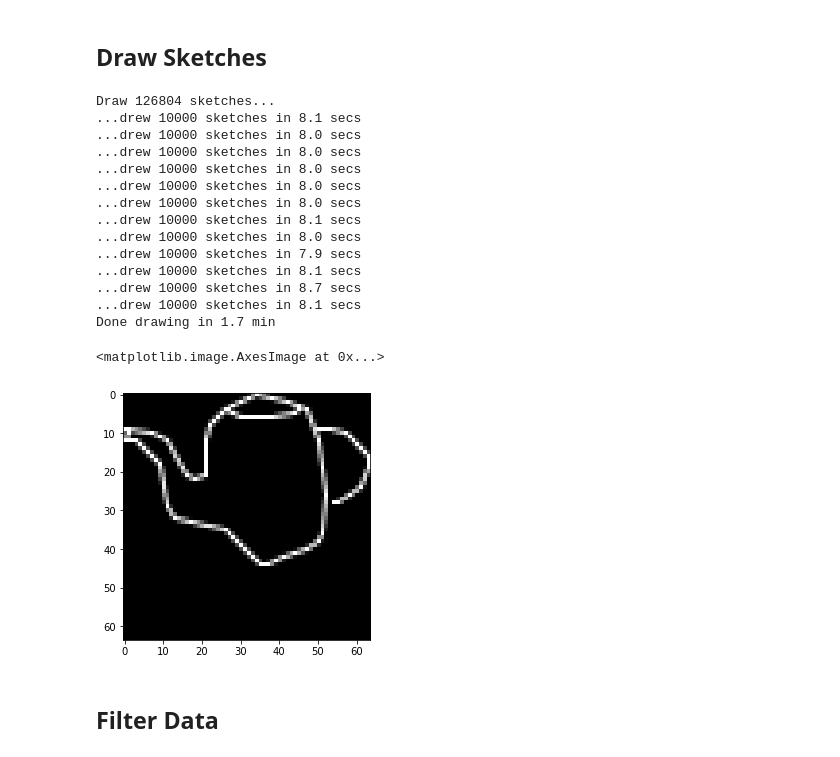
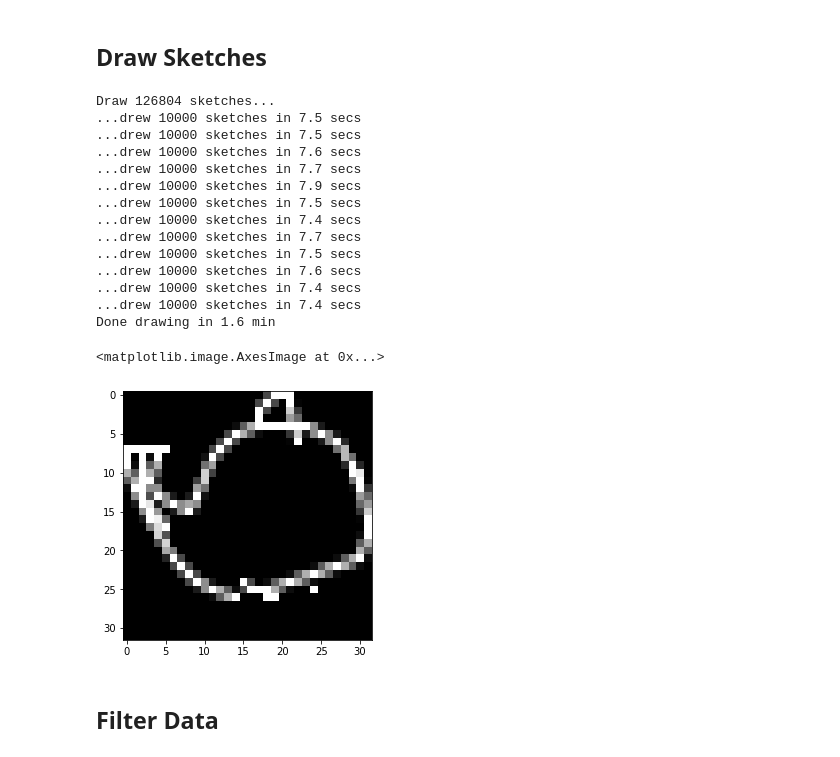
Before and after one commit to flekschas/piling.js, a Jupyter notebook: examples/google-quickdraw-embedding.ipynb, the cells around one changed output. Saved outputs shown, nothing was run; the diff lists cells and outputs as text; code cells hidden in the pictures.

```diff
--- a/examples/google-quickdraw-embedding.ipynb
+++ b/examples/google-quickdraw-embedding.ipynb
@@ -7,7 +10,7 @@
 # %%
 data_dir = 'data'
 name = 'teapot'
-out_size = 64
+out_size = 32
 umap_neighborhood = 0.0002 # half-promille
 num_stroke_percentile_cutoff = [1.5, 98.5]
 stroke_len_percentile_cutoff = [1.5, 98.5]
@@ -47,33 +50,33 @@ for s, sketch in enumerate(data):
                 min(out_max, round(ys[k] * scaling)),
                 min(out_max, round(xs[k] * scaling))
             ) # i0, j0, i1, j1
-            sketches[s][i,j] += val
+            sketches[s,i,j] += val
 
 print(f'Done drawing in {((time.time() - t0) / 60):.1f} min')
 
 sketches_flat = np.clip(sketches.reshape((sketches.shape[0], -1)), 0, 1)
 # %% [output]
 Draw 126804 sketches...
-...drew 10000 sketches in 8.1 secs
-...drew 10000 sketches in 8.0 secs
-...drew 10000 sketches in 8.0 secs
-...drew 10000 sketches in 8.0 secs
-...drew 10000 sketches in 8.0 secs
-...drew 10000 sketches in 8.0 secs
-...drew 10000 sketches in 8.1 secs
-...drew 10000 sketches in 8.0 secs
+...drew 10000 sketches in 7.5 secs
+...drew 10000 sketches in 7.5 secs
+...drew 10000 sketches in 7.6 secs
+...drew 10000 sketches in 7.7 secs
 ...drew 10000 sketches in 7.9 secs
-...drew 10000 sketches in 8.1 secs
-...drew 10000 sketches in 8.7 secs
-...drew 10000 sketches in 8.1 secs
-Done drawing in 1.7 min
+...drew 10000 sketches in 7.5 secs
+...drew 10000 sketches in 7.4 secs
+...drew 10000 sketches in 7.7 secs
+...drew 10000 sketches in 7.5 secs
+...drew 10000 sketches in 7.6 secs
+...drew 10000 sketches in 7.4 secs
+...drew 10000 sketches in 7.4 secs
+Done drawing in 1.6 min
 # %%
 from skimage import io
 
-io.imshow(sketches_flat[3].reshape((out_size, out_size)))
+io.imshow(sketches_flat[2600].reshape((out_size, out_size)))
 # %% [output]
 <matplotlib.image.AxesImage at 0x...>
-[figure, old version]
+[figure, new version]
 # %% [markdown]
 ## Filter Data
 # %%
```
Also changed, not shown: parts of 5 cells of this notebook.
